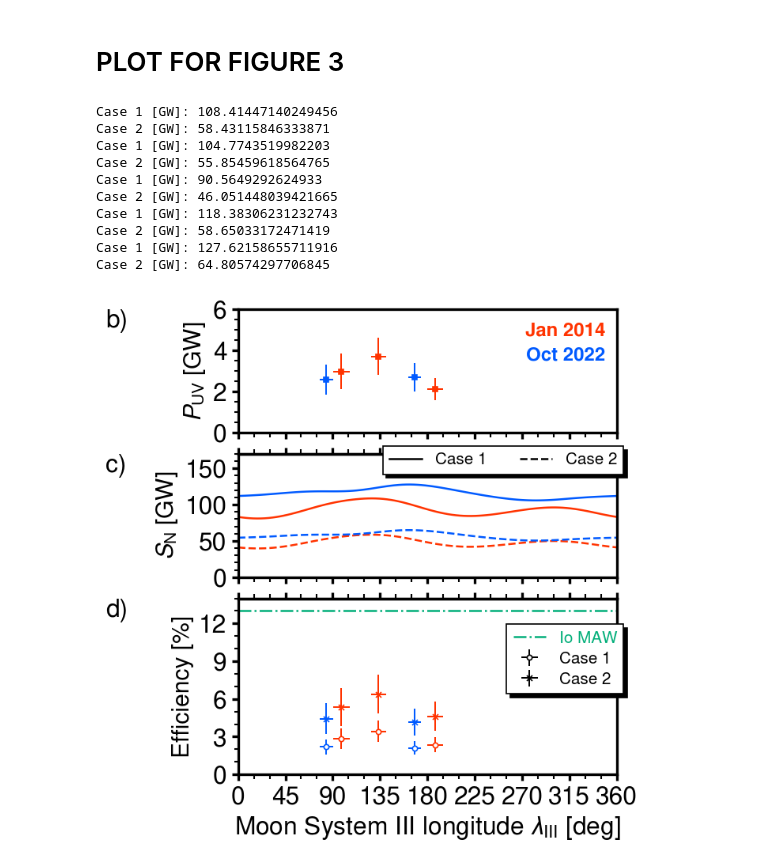
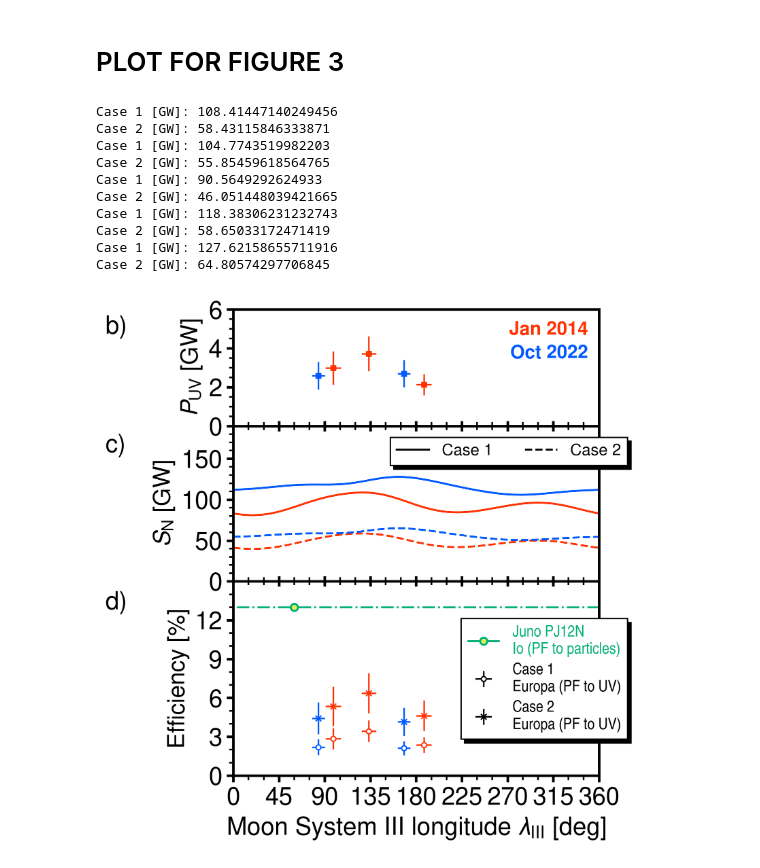
Before and after one commit to ShinnosukeSatoh/HST_Jupiter_footprints_dms, a Jupyter notebook: Poyntingflux.ipynb, the cells around one changed output. Cells and saved outputs as stored; diff of their text form; code cells hidden in the pictures.

```diff
--- a/Poyntingflux.ipynb
+++ b/Poyntingflux.ipynb
@@ -1634,11 +1634,11 @@ Efficiency:  2.7989260606123216 %
 # PLOT FOR FIGURE 3
 # %%
 fsize = 19
-fig, ax = plt.subplots(3, 1, figsize=(4.7, 5.5), dpi=120,
-                       height_ratios=[0.7, 0.7, 1])
+fig, ax = plt.subplots(3, 1, figsize=(4.7, 5.6), dpi=326,
+                       height_ratios=[0.6, 0.8, 1])
 # plt.subplots_adjust(left=0.2, top=0.95)
 fig.tight_layout()
-fig.subplots_adjust(hspace=0.15)
+fig.subplots_adjust(hspace=0)
 panelname = ['b','c','d','e','f','g','h']
 
 for i in range(ax.size):
@@ -1653,9 +1653,12 @@ for i in range(ax.size):
         ax2.set_xticklabels(np.arange(0, 361, 45), fontsize=fsize)
         ax2.xaxis.set_minor_locator(AutoMinorLocator(3))  # minor ticks
         plt.setp(ax2.get_xticklabels(), visible=False)  # ラベルを消す
+        ax2.tick_params(axis='x', which='major', length=8, direction='inout')
+        ax2.tick_params(axis='x', which='minor', length=6, direction='inout')
     if i != ax.size-1:
+        ax[i].xaxis.set_visible(False)
         plt.setp(ax[i].get_xticklabels(), visible=False)  # ラベルを消す
-    ax[i].text(-0.35, 1.0, panelname[i]+')', color='k',
+    ax[i].text(-0.35, 0.95, panelname[i]+')', color='k',
            horizontalalignment='left',
            verticalalignment='top',
            transform=ax[i].transAxes,
@@ -1681,7 +1684,7 @@ for i in range(len(doy)):
 
 
 # PANEL C (POYNTING FLUXES)
-ax[1].set_ylim(0,170)
+ax[1].set_ylim(0,190)
 ax[1].set_yticks(np.arange(0, 151, 50))
 ax[1].yaxis.set_minor_locator(AutoMinorLocator(5))  # minor ticks
 ax[1].set_ylabel(r'$S_{\rm N}$ [GW]', fontsize=fontsize)
@@ -1733,7 +1736,7 @@ ax[1].plot(np.degrees(S3wlon), S_case1a+500, linestyle='--',
 
 
 # PANEL D (EFFICIENCY)
-ax[2].set_ylim(0,14)
+ax[2].set_ylim(0,15)
 ax[2].set_yticks(np.arange(0, 15, 3))
 ax[2].yaxis.set_minor_locator(AutoMinorLocator(3))  # minor ticks
 ax[2].set_ylabel(r'Efficiency [%]', fontsize=fontsize)
@@ -1774,7 +1777,7 @@ ax[2].errorbar(500, 500,
                 mec='k',
                 linestyle='none',
                 ecolor='k',
-                label='Case 1',
+                label='Case 1 \nEuropa (PF to UV)',
                 elinewidth=1.2, zorder=1.5)
 ax[2].errorbar(500, 500,
                 xerr=500, yerr=1,
@@ -1783,11 +1786,14 @@ ax[2].errorbar(500, 500,
                 mec='k',
                 linestyle='none',
                 ecolor='k',
-                label='Case 2',
+                label='Case 2 \nEuropa (PF to UV)',
                 elinewidth=1.2, zorder=1.5)
 
 # IO MAW (SULAIMAN+2023)
-ax[2].axhline(y=13, linestyle='-.', color=cud4[2], label="Io MAW")
+# ax[2].axhline(y=13, linestyle='-.', color=cud4[2], label="Juno PJ12N \nIo (PF to particles)")
+ax[2].plot([-17,59.9,380],[13,13,13], marker='.', linestyle='-.', color=cud4[2],
+           markersize=11, markerfacecolor=cud4bs[2], markeredgewidth=1.5,
+           label="Juno PJ12N \nIo (PF to particles)")
 
 ax[0].text(0.97, 0.90, 'Jan 2014',
         weight='bold',
@@ -1810,7 +1816,7 @@ ax[0].text(0.97, 0.70, 'Oct 2022',
 # =====================
 legend1 = ax[1].legend(loc='upper right',
                        ncol=2,
-                    bbox_to_anchor=(1.04, 1.13),
+                    bbox_to_anchor=(1.1, 0.98),
                     fancybox=False,
                     facecolor='white',
                     framealpha=1,
@@ -1824,32 +1830,33 @@ legend_shadow(fig, ax[1], legend1, dx=0.008, dy=-0.0073)
 # =====================
 # LEGEND FOR PANEL D
 # =====================
 legend2 = ax[2].legend(loc='upper right',
-                    bbox_to_anchor=(1.04, 0.9),
+                    bbox_to_anchor=(1.1, 0.85),
                     fancybox=False,
                     facecolor='white',
                     framealpha=1,
                     edgecolor='k',
+                    prop={'family': 'Nimbus Sans Narrow','size': fontsize*0.69},
                     fontsize=fontsize*0.69,
                     labelspacing=0.34,)
 # legend1.set_title('Bagenal+ 2015', prop={'size': fontsize*0.6, 'weight': 'bold'})
 legend_shadow(fig, ax[2], legend2, dx=0.008, dy=-0.0073)
 
 # get plot colors
 i = 0
 txtcolor = [cud4[2], 'k', 'k']
 for legtext in legend2.get_texts():
     legtext.set_color(txtcolor[i])
     i += 1
 # %% [output]
 Case 1 [GW]: 108.41447140249456
 Case 2 [GW]: 58.43115846333871
 Case 1 [GW]: 104.7743519982203
 Case 2 [GW]: 55.85459618564765
 Case 1 [GW]: 90.5649292624933
 Case 2 [GW]: 46.051448039421665
 Case 1 [GW]: 118.38306231232743
 Case 2 [GW]: 58.65033172471419
 Case 1 [GW]: 127.62158655711916
 Case 2 [GW]: 64.80574297706845
-[figure, old version]
+[figure, new version]
```
